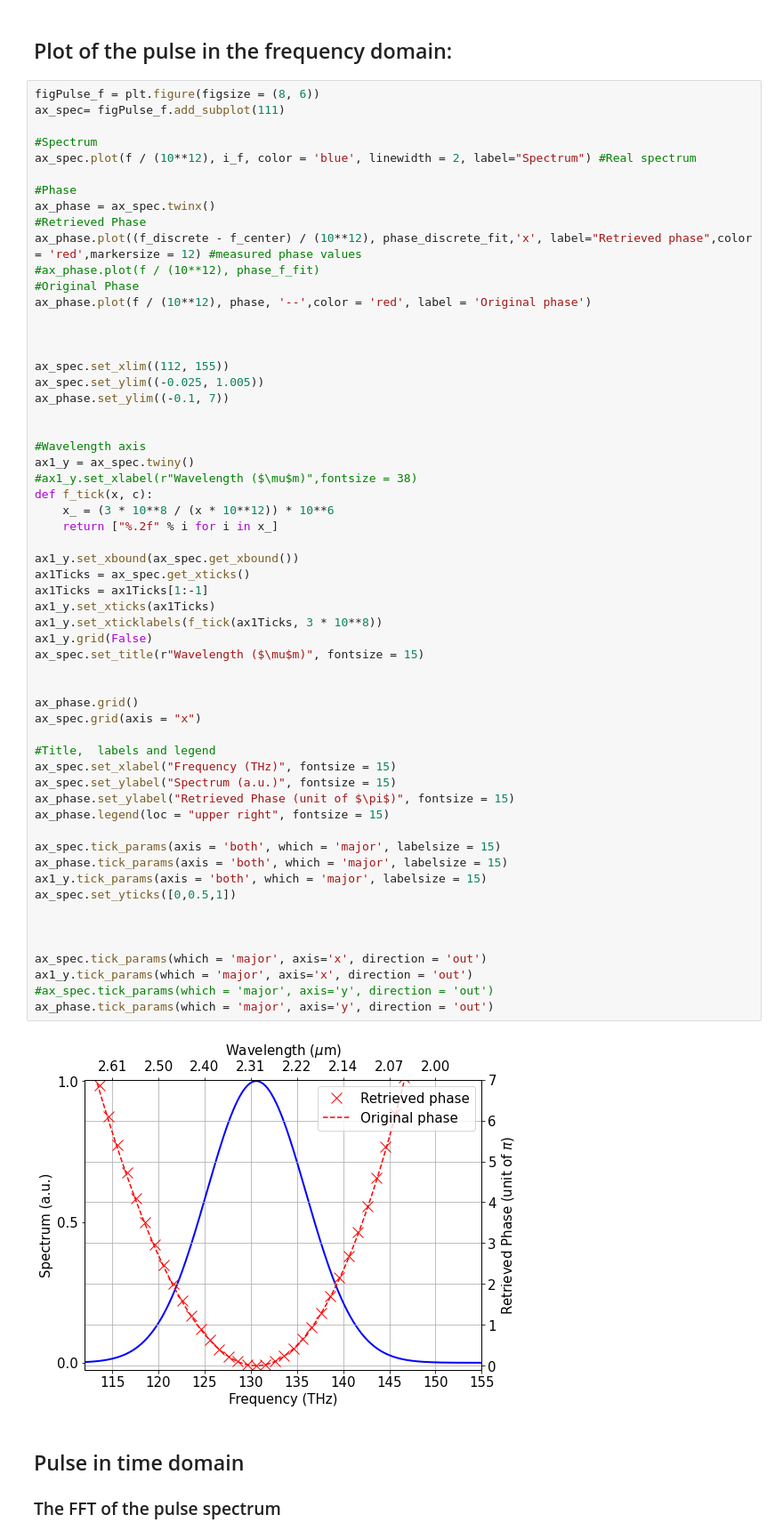
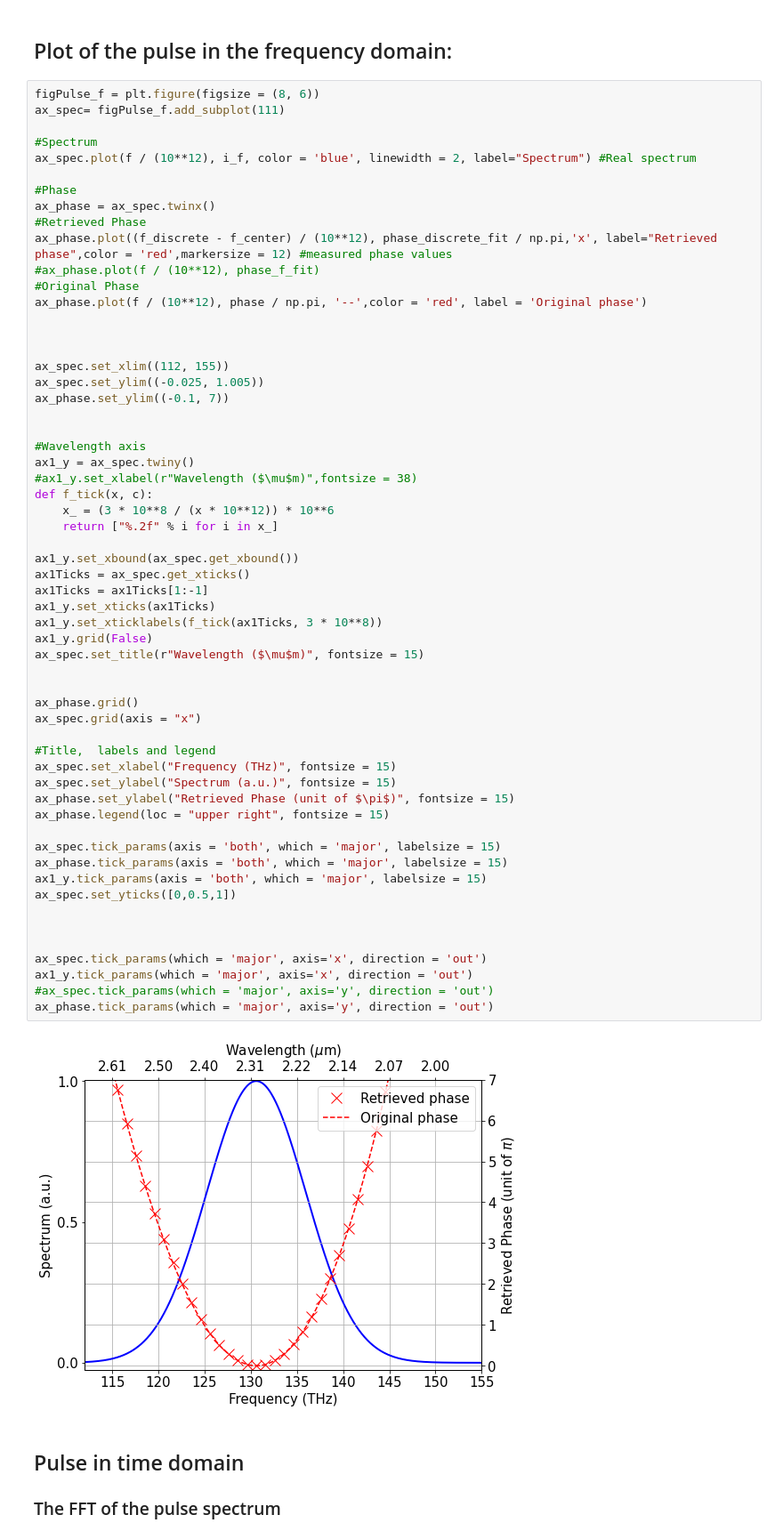
Before and after one commit to tobikugel/2DSI_algorithm, a Jupyter notebook: Pulse_Displayer.ipynb, the cells around one changed output. Shown: that part at 89% size. Drawn from its saved outputs; the diff is of its cells as text.

```diff
--- a/Pulse_Displayer.ipynb
+++ b/Pulse_Displayer.ipynb
@@ -53,10 +53,10 @@ ax_spec.plot(f / (10**12), i_f, color = 'blue', linewidth = 2, label="Spectrum")
 #Phase
 ax_phase = ax_spec.twinx()
 #Retrieved Phase
-ax_phase.plot((f_discrete - f_center) / (10**12), phase_discrete_fit,'x', label="Retrieved phase",color = 'red',markersize = 12) #measured phase values
+ax_phase.plot((f_discrete - f_center) / (10**12), phase_discrete_fit / np.pi,'x', label="Retrieved phase",color = 'red',markersize = 12) #measured phase values
 #ax_phase.plot(f / (10**12), phase_f_fit)
 #Original Phase
-ax_phase.plot(f / (10**12), phase, '--',color = 'red', label = 'Original phase')
+ax_phase.plot(f / (10**12), phase / np.pi, '--',color = 'red', label = 'Original phase')
 
 
 
@@ -75,34 +75,34 @@ def f_tick(x, c):
 ax1_y.set_xbound(ax_spec.get_xbound())
 ax1Ticks = ax_spec.get_xticks()
 ax1Ticks = ax1Ticks[1:-1]
 ax1_y.set_xticks(ax1Ticks)
 ax1_y.set_xticklabels(f_tick(ax1Ticks, 3 * 10**8))
 ax1_y.grid(False)
 ax_spec.set_title(r"Wavelength ($\mu$m)", fontsize = 15)
 
 
 ax_phase.grid()
 ax_spec.grid(axis = "x")
 
 #Title,  labels and legend
 ax_spec.set_xlabel("Frequency (THz)", fontsize = 15)
 ax_spec.set_ylabel("Spectrum (a.u.)", fontsize = 15)
 ax_phase.set_ylabel("Retrieved Phase (unit of $\pi$)", fontsize = 15)
 ax_phase.legend(loc = "upper right", fontsize = 15)
 
 ax_spec.tick_params(axis = 'both', which = 'major', labelsize = 15)
 ax_phase.tick_params(axis = 'both', which = 'major', labelsize = 15)
 ax1_y.tick_params(axis = 'both', which = 'major', labelsize = 15)
 ax_spec.set_yticks([0,0.5,1])
 
 
 
 ax_spec.tick_params(which = 'major', axis='x', direction = 'out')
 ax1_y.tick_params(which = 'major', axis='x', direction = 'out')
 #ax_spec.tick_params(which = 'major', axis='y', direction = 'out')
 ax_phase.tick_params(which = 'major', axis='y', direction = 'out')
 # %% [output]
-[figure, old version]
+[figure, new version]
 # %% [markdown]
 ## Pulse in time domain
 
```
Also changed, not shown: parts of 3 cells of this notebook, 9 other files.
